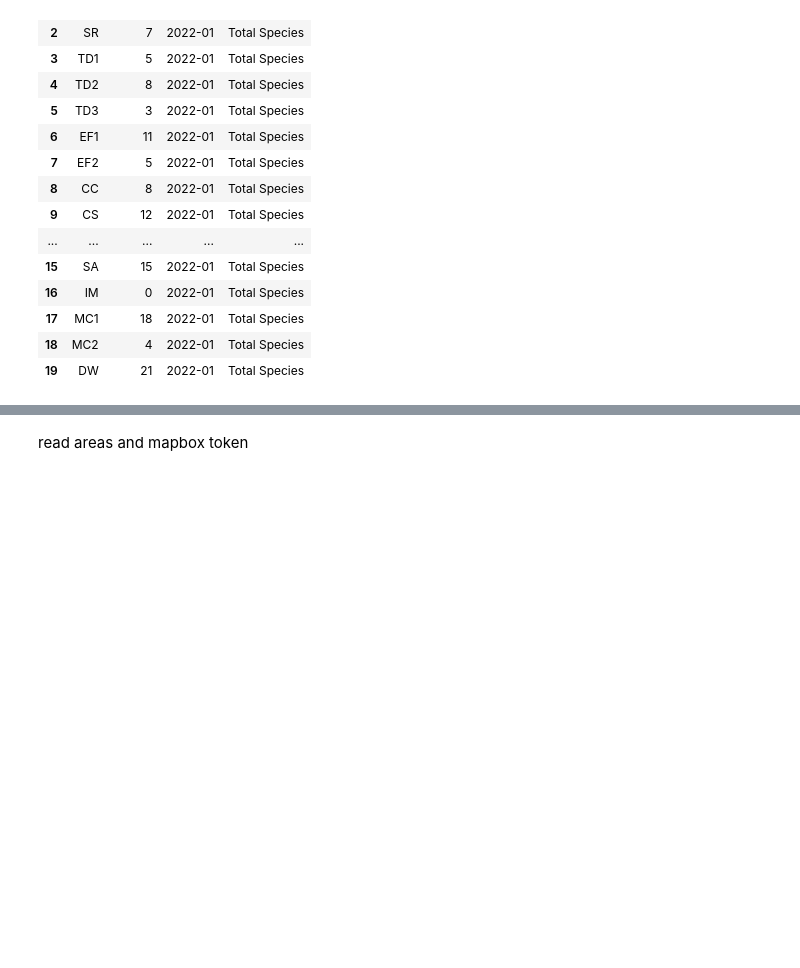
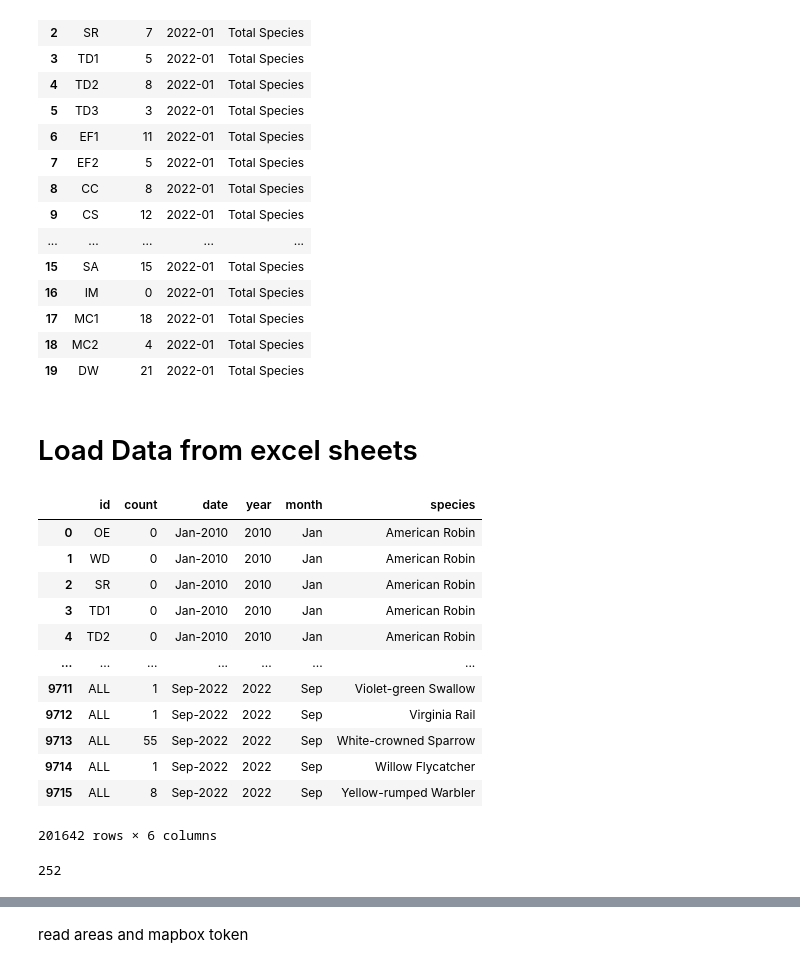
Before and after one commit to KyleKulas/bird_count, a Jupyter notebook: dev/dev_notebook.ipynb, the cells around one changed output, grey strips where cells are left out. Cells and saved outputs as stored; diff of their text form; code cells hidden in the pictures; blank space fills up the shorter version.

```diff
--- a/dev/dev_notebook.ipynb
+++ b/dev/dev_notebook.ipynb
@@ -6,6 +6,8 @@ import pandas as pd
 from dash import Dash, dcc, html, Input, Output
 from jupyter_dash import JupyterDash
 import plotly.express as px
+
+pd.set_option('display.max_rows', 500)
 # %%
 file_path = r'..\data\Monthly Count Records (excel versions)\SEMBC_XLS_Yearly\embc2022.xlsx'
 df = pd.read_excel(file_path,  sheet_name='May', header=None)
@@ -355,3 +176,5 @@ df3
 | 17 | MC1 | 18 | 2022-01 | Total Species |
 | 18 | MC2 | 4 | 2022-01 | Total Species |
 | 19 | DW | 21 | 2022-01 | Total Species |
+# %% [markdown]
+# Load Data from excel sheets
@@ -357,0 +324,29 @@ df3
+# %%
+spell_checked_df = excel_df.replace(replacements)
+# %%
+# area total bird count
+areas_total_bird_count_df = spell_checked_df.groupby(['id','year','month', 'date']).sum('count').reset_index()
+areas_total_bird_count_df['species'] = 'Total Bird Count'
+
+
+areas_total_added_df = pd.concat([spell_checked_df, areas_total_bird_count_df])
+all_area_total_bird = areas_total_added_df.groupby(['year','month', 'date', 'species']).sum('count').reset_index()
+all_area_total_bird['id'] = 'ALL'
+
+
+all_area_total_added_df = pd.concat([areas_total_added_df, all_area_total_bird])
+all_area_total_added_df[all_area_total_added_df['species'] != 'Total Bird Count']
+# %% [output]
+|  | id | count | date | year | month | species |
+| 0 | OE | 0 | Jan-2010 | 2010 | Jan | American Robin |
+| 1 | WD | 0 | Jan-2010 | 2010 | Jan | American Robin |
+| 2 | SR | 0 | Jan-2010 | 2010 | Jan | American Robin |
+| 3 | TD1 | 0 | Jan-2010 | 2010 | Jan | American Robin |
+| 4 | TD2 | 0 | Jan-2010 | 2010 | Jan | American Robin |
+| ... | ... | ... | ... | ... | ... | ... |
+| 9711 | ALL | 1 | Sep-2022 | 2022 | Sep | Violet-green Swallow |
+| 9712 | ALL | 1 | Sep-2022 | 2022 | Sep | Virginia Rail |
+| 9713 | ALL | 55 | Sep-2022 | 2022 | Sep | White-crowned Sparrow |
+| 9714 | ALL | 1 | Sep-2022 | 2022 | Sep | Willow Flycatcher |
+| 9715 | ALL | 8 | Sep-2022 | 2022 | Sep | Yellow-rumped Warbler |
+201642 rows × 6 columns
@@ -357,0 +363,5 @@ df3
+# %%
+# test_final3[test_final3['month'].isnull()]
+len(areas_and_species_totals_added_df.species.unique())
+# %% [output]
+252
```
Also changed, not shown: parts of 23 cells of this notebook, 3 other files.
